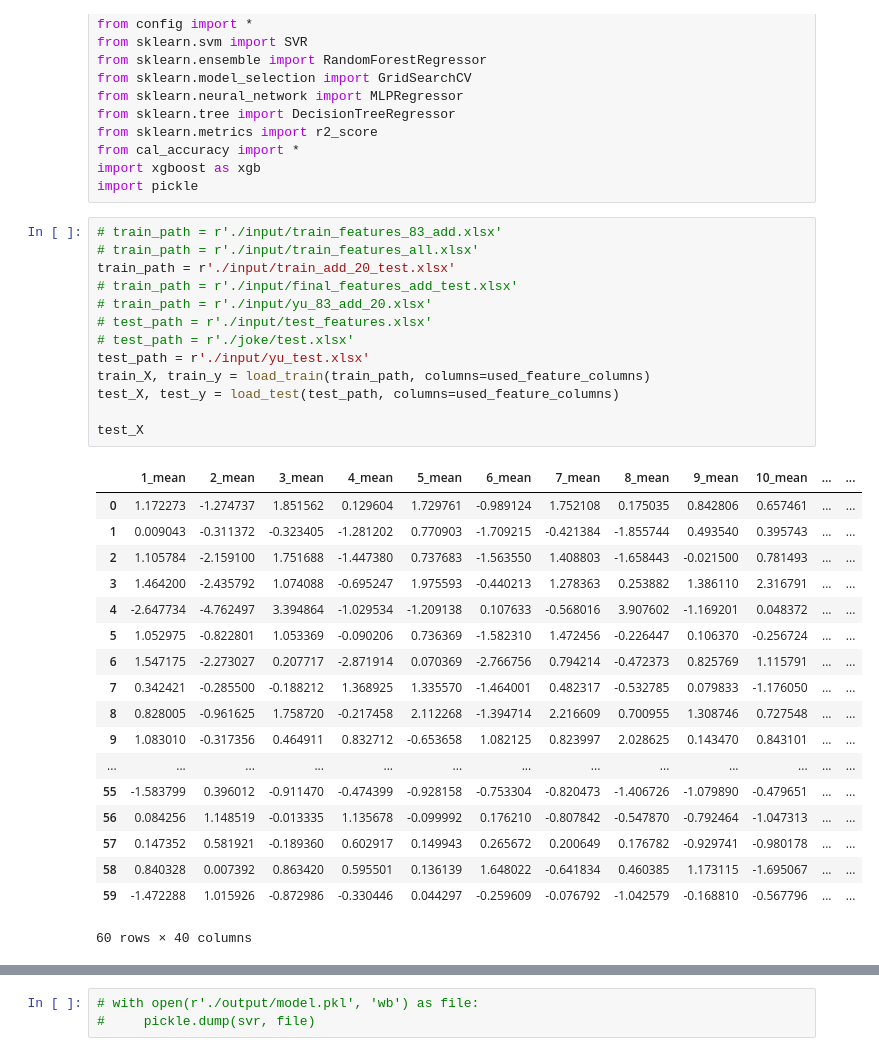
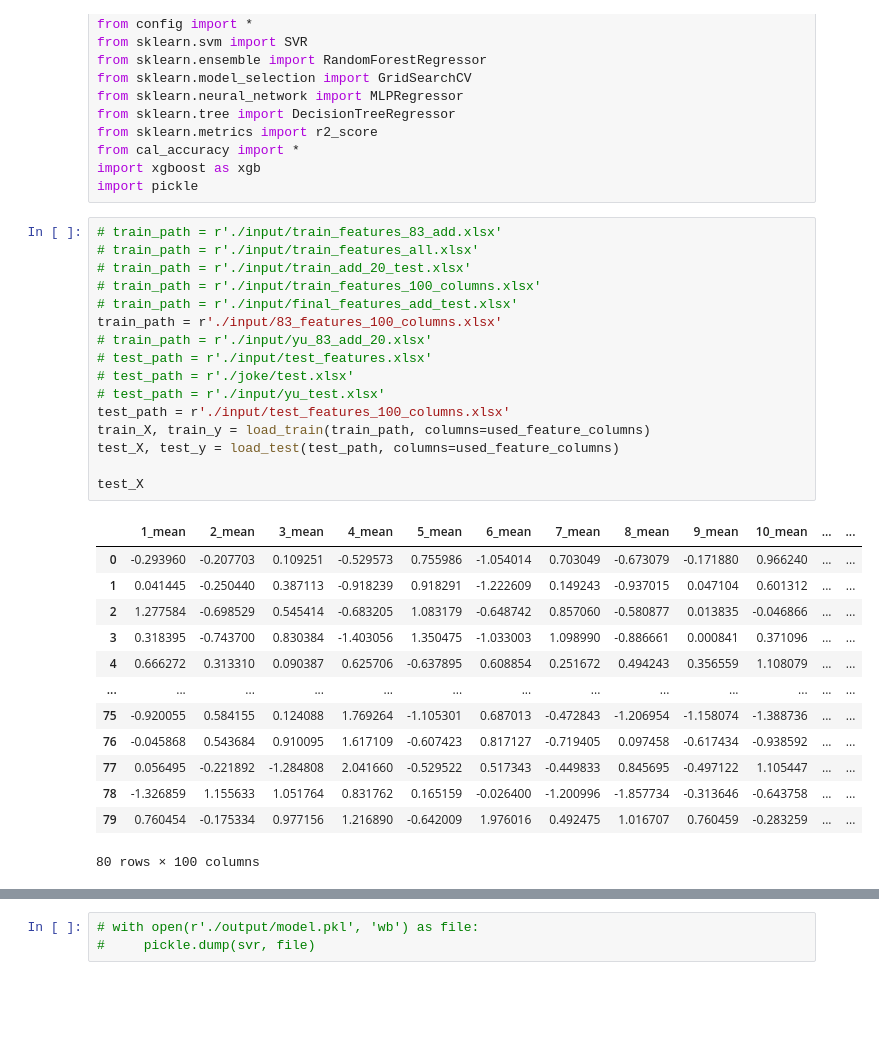
Before and after one commit to BlackThompson/MFCC_Noise_regression, a Jupyter notebook: model/SVR_model.ipynb, the cells around one changed output, grey strips where cells are left out. Saved outputs shown, nothing was run; the diff lists cells and outputs as text; blank space fills up the shorter version.

```diff
--- a/model/SVR_model.ipynb
+++ b/model/SVR_model.ipynb
@@ -15,35 +15,33 @@ import pickle
 # %%
 # train_path = r'./input/train_features_83_add.xlsx'
 # train_path = r'./input/train_features_all.xlsx'
-train_path = r'./input/train_add_20_test.xlsx'
+# train_path = r'./input/train_add_20_test.xlsx'
+# train_path = r'./input/train_features_100_columns.xlsx'
 # train_path = r'./input/final_features_add_test.xlsx'
+train_path = r'./input/83_features_100_columns.xlsx'
 # train_path = r'./input/yu_83_add_20.xlsx'
 # test_path = r'./input/test_features.xlsx'
 # test_path = r'./joke/test.xlsx'
-test_path = r'./input/yu_test.xlsx'
+# test_path = r'./input/yu_test.xlsx'
+test_path = r'./input/test_features_100_columns.xlsx'
 train_X, train_y = load_train(train_path, columns=used_feature_columns)
 test_X, test_y = load_test(test_path, columns=used_feature_columns)
 
 test_X
 # %% [output]
 |  | 1_mean | 2_mean | 3_mean | 4_mean | 5_mean | 6_mean | 7_mean | 8_mean | 9_mean | 10_mean | ... | ... |
-| 0 | 1.172273 | -1.274737 | 1.851562 | 0.129604 | 1.729761 | -0.989124 | 1.752108 | 0.175035 | 0.842806 | 0.657461 | ... | ... |
-| 1 | 0.009043 | -0.311372 | -0.323405 | -1.281202 | 0.770903 | -1.709215 | -0.421384 | -1.855744 | 0.493540 | 0.395743 | ... | ... |
-| 2 | 1.105784 | -2.159100 | 1.751688 | -1.447380 | 0.737683 | -1.563550 | 1.408803 | -1.658443 | -0.021500 | 0.781493 | ... | ... |
-| 3 | 1.464200 | -2.435792 | 1.074088 | -0.695247 | 1.975593 | -0.440213 | 1.278363 | 0.253882 | 1.386110 | 2.316791 | ... | ... |
-| 4 | -2.647734 | -4.762497 | 3.394864 | -1.029534 | -1.209138 | 0.107633 | -0.568016 | 3.907602 | -1.169201 | 0.048372 | ... | ... |
-| 5 | 1.052975 | -0.822801 | 1.053369 | -0.090206 | 0.736369 | -1.582310 | 1.472456 | -0.226447 | 0.106370 | -0.256724 | ... | ... |
-| 6 | 1.547175 | -2.273027 | 0.207717 | -2.871914 | 0.070369 | -2.766756 | 0.794214 | -0.472373 | 0.825769 | 1.115791 | ... | ... |
-| 7 | 0.342421 | -0.285500 | -0.188212 | 1.368925 | 1.335570 | -1.464001 | 0.482317 | -0.532785 | 0.079833 | -1.176050 | ... | ... |
-| 8 | 0.828005 | -0.961625 | 1.758720 | -0.217458 | 2.112268 | -1.394714 | 2.216609 | 0.700955 | 1.308746 | 0.727548 | ... | ... |
-| 9 | 1.083010 | -0.317356 | 0.464911 | 0.832712 | -0.653658 | 1.082125 | 0.823997 | 2.028625 | 0.143470 | 0.843101 | ... | ... |
+| 0 | -0.293960 | -0.207703 | 0.109251 | -0.529573 | 0.755986 | -1.054014 | 0.703049 | -0.673079 | -0.171880 | 0.966240 | ... | ... |
+| 1 | 0.041445 | -0.250440 | 0.387113 | -0.918239 | 0.918291 | -1.222609 | 0.149243 | -0.937015 | 0.047104 | 0.601312 | ... | ... |
+| 2 | 1.277584 | -0.698529 | 0.545414 | -0.683205 | 1.083179 | -0.648742 | 0.857060 | -0.580877 | 0.013835 | -0.046866 | ... | ... |
+| 3 | 0.318395 | -0.743700 | 0.830384 | -1.403056 | 1.350475 | -1.033003 | 1.098990 | -0.886661 | 0.000841 | 0.371096 | ... | ... |
+| 4 | 0.666272 | 0.313310 | 0.090387 | 0.625706 | -0.637895 | 0.608854 | 0.251672 | 0.494243 | 0.356559 | 1.108079 | ... | ... |
 | ... | ... | ... | ... | ... | ... | ... | ... | ... | ... | ... | ... | ... |
-| 55 | -1.583799 | 0.396012 | -0.911470 | -0.474399 | -0.928158 | -0.753304 | -0.820473 | -1.406726 | -1.079890 | -0.479651 | ... | ... |
-| 56 | 0.084256 | 1.148519 | -0.013335 | 1.135678 | -0.099992 | 0.176210 | -0.807842 | -0.547870 | -0.792464 | -1.047313 | ... | ... |
-| 57 | 0.147352 | 0.581921 | -0.189360 | 0.602917 | 0.149943 | 0.265672 | 0.200649 | 0.176782 | -0.929741 | -0.980178 | ... | ... |
-| 58 | 0.840328 | 0.007392 | 0.863420 | 0.595501 | 0.136139 | 1.648022 | -0.641834 | 0.460385 | 1.173115 | -1.695067 | ... | ... |
-| 59 | -1.472288 | 1.015926 | -0.872986 | -0.330446 | 0.044297 | -0.259609 | -0.076792 | -1.042579 | -0.168810 | -0.567796 | ... | ... |
+| 75 | -0.920055 | 0.584155 | 0.124088 | 1.769264 | -1.105301 | 0.687013 | -0.472843 | -1.206954 | -1.158074 | -1.388736 | ... | ... |
+| 76 | -0.045868 | 0.543684 | 0.910095 | 1.617109 | -0.607423 | 0.817127 | -0.719405 | 0.097458 | -0.617434 | -0.938592 | ... | ... |
+| 77 | 0.056495 | -0.221892 | -1.284808 | 2.041660 | -0.529522 | 0.517343 | -0.449833 | 0.845695 | -0.497122 | 1.105447 | ... | ... |
+| 78 | -1.326859 | 1.155633 | 1.051764 | 0.831762 | 0.165159 | -0.026400 | -1.200996 | -1.857734 | -0.313646 | -0.643758 | ... | ... |
+| 79 | 0.760454 | -0.175334 | 0.977156 | 1.216890 | -0.642009 | 1.976016 | 0.492475 | 1.016707 | 0.760459 | -0.283259 | ... | ... |
-60 rows × 40 columns
+80 rows × 100 columns
 # %%
 train_X
 # %% [output]
```
Also changed, not shown: parts of 10 cells of this notebook, 9 other files.
